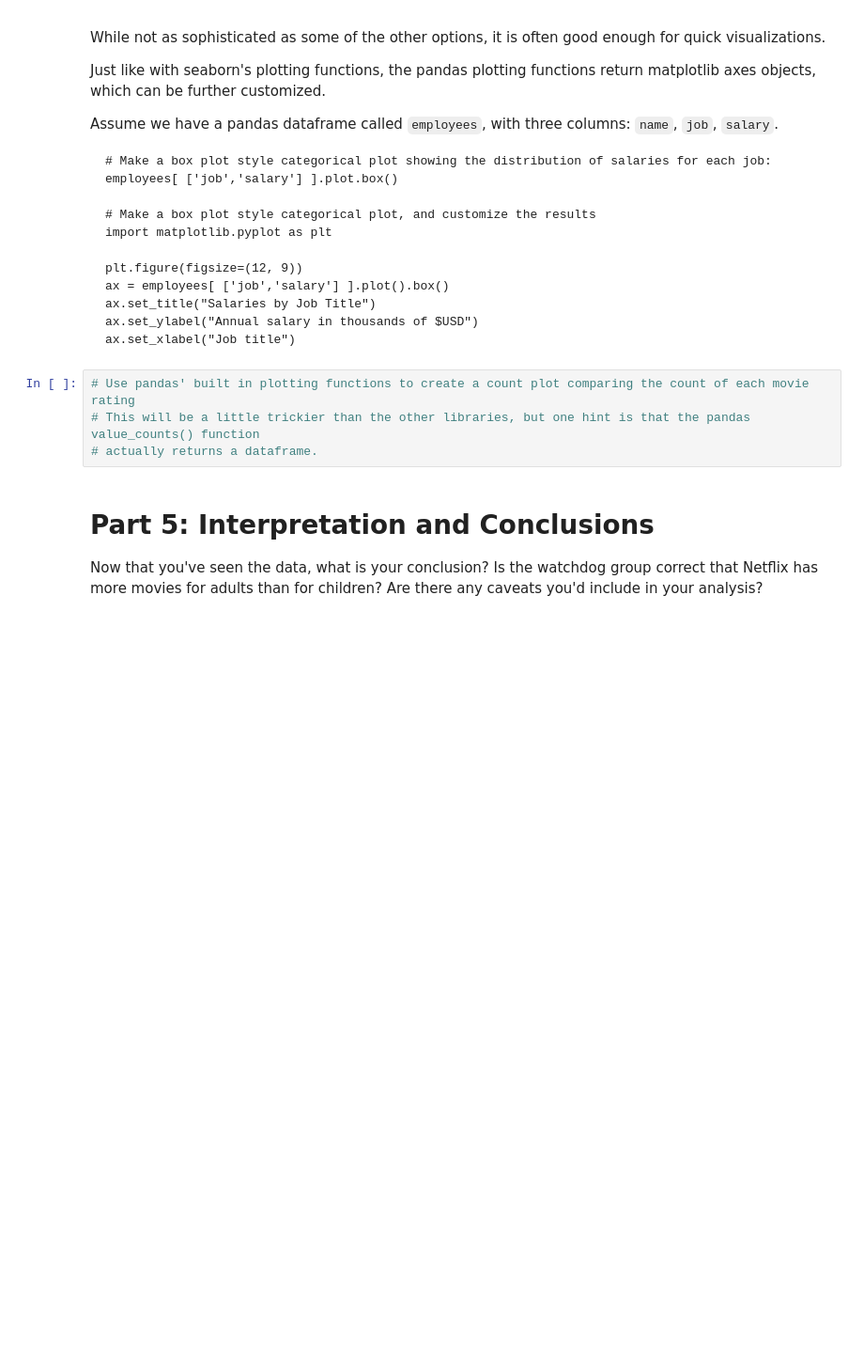
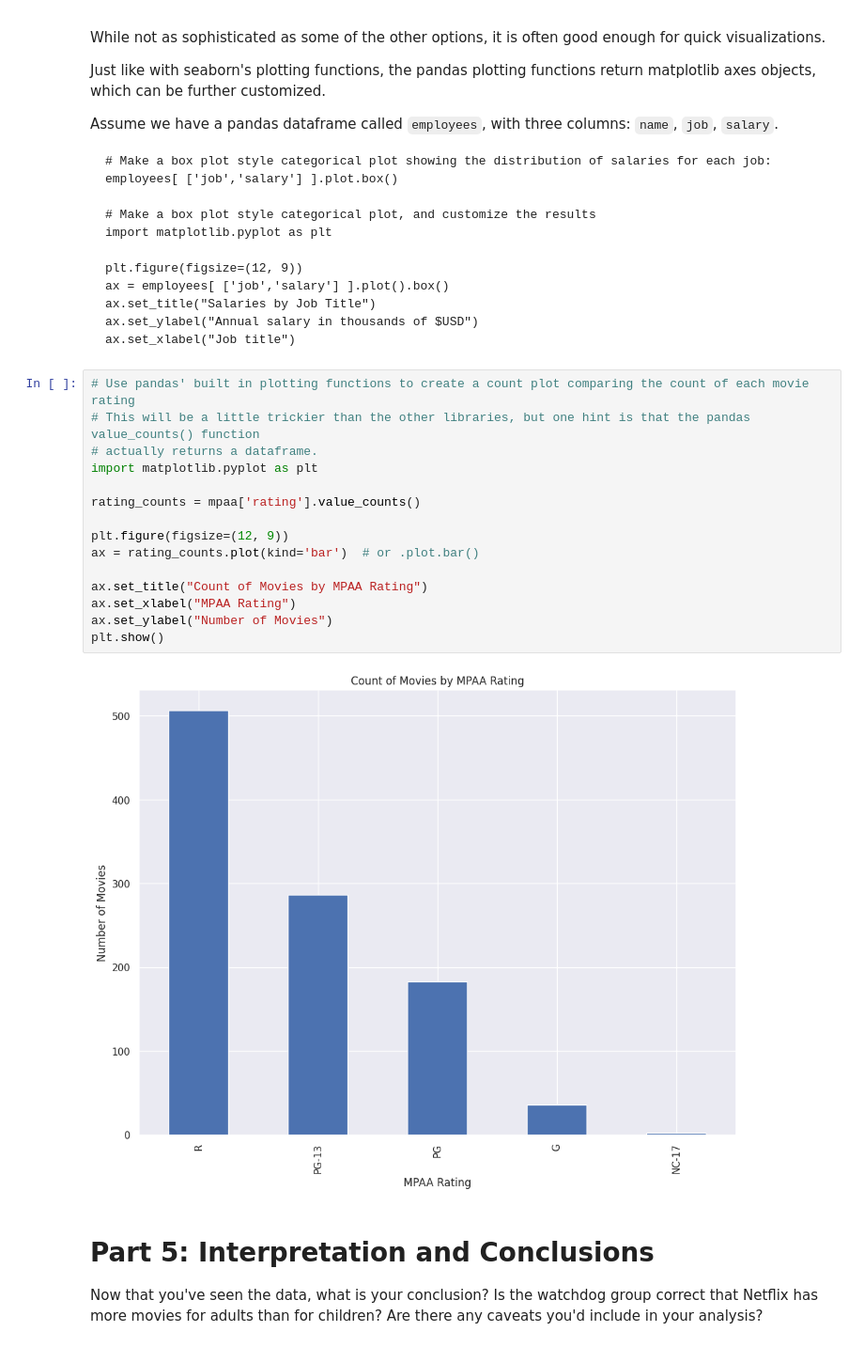
Before and after one commit to ClintCrockett/ds_450, a Jupyter notebook: notebooks/Exploration_01.ipynb, the cells around one changed output. Shown: that part at 94% size. Drawn from its saved outputs; the diff is of its cells as text; blank space fills up the shorter version.

```diff
--- a/notebooks/Exploration_01.ipynb
+++ b/notebooks/Exploration_01.ipynb
@@ -222,7 +269,20 @@ Assume we have a pandas dataframe called `employees`, with three columns: `name`
 # %%
 # Use pandas' built in plotting functions to create a count plot comparing the count of each movie rating
 # This will be a little trickier than the other libraries, but one hint is that the pandas value_counts() function
 # actually returns a dataframe.
+import matplotlib.pyplot as plt
+
+rating_counts = mpaa['rating'].value_counts()
+
+plt.figure(figsize=(12, 9))
+ax = rating_counts.plot(kind='bar')  # or .plot.bar()
+
+ax.set_title("Count of Movies by MPAA Rating")
+ax.set_xlabel("MPAA Rating")
+ax.set_ylabel("Number of Movies")
+plt.show()
+# %% [output]
+[figure, added]
 # %% [markdown]
 # Part 5: Interpretation and Conclusions
 
```
Also changed, not shown: parts of 14 cells of this notebook.
